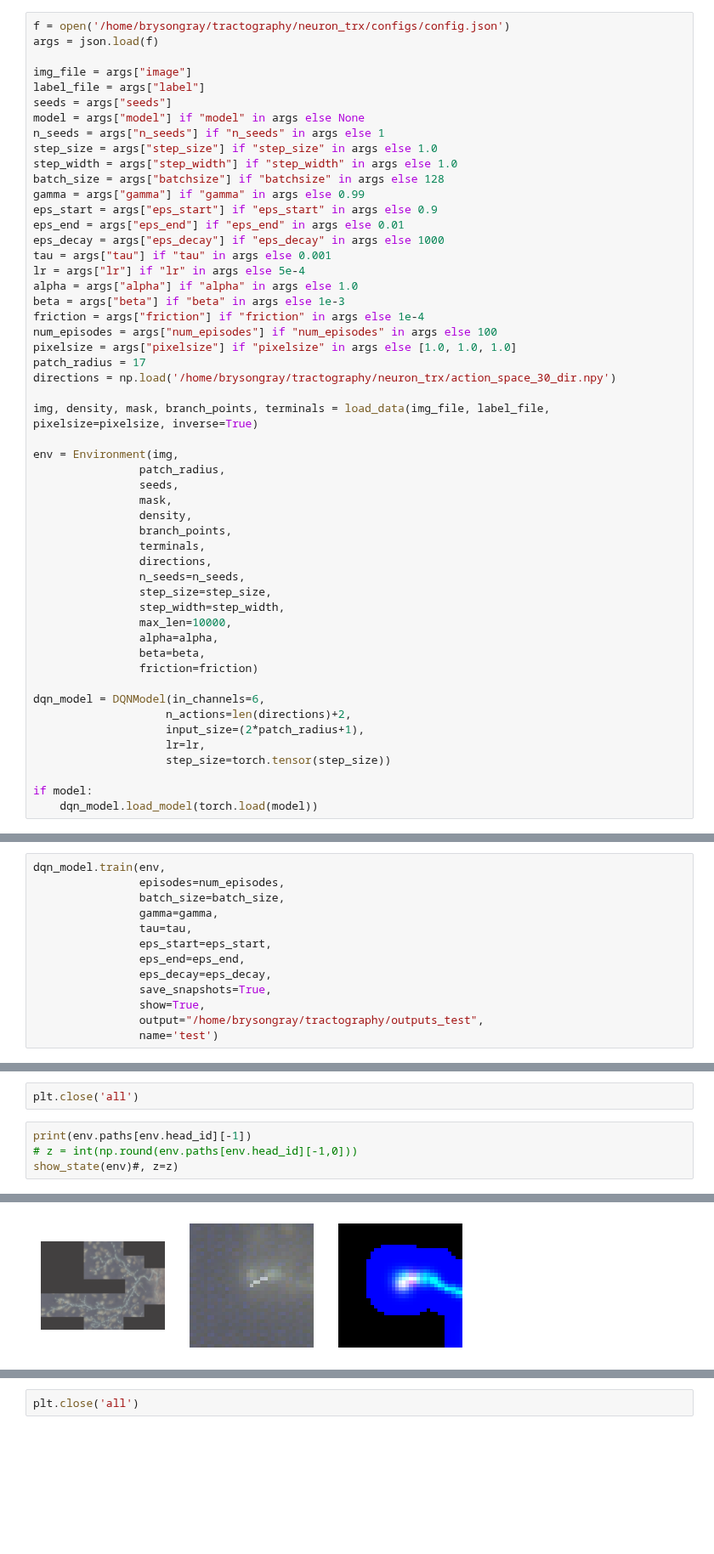
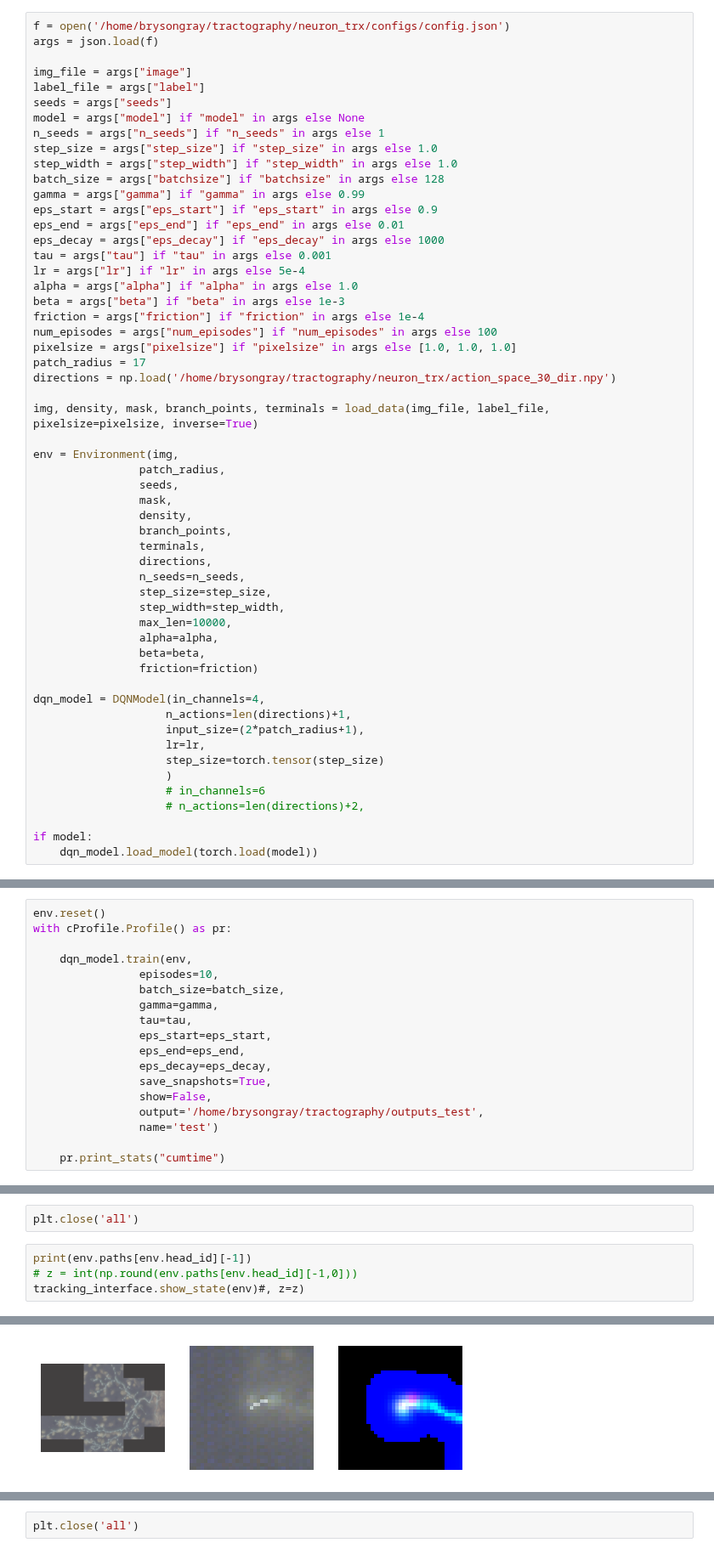
Before and after one commit to twardlab/neurotrack, a Jupyter notebook: neuron_trx/notebooks/neuron_trx_tests.ipynb, the cells around one changed output, grey strips where cells are left out. Shown at 85% size. Drawn from its saved outputs; the diff is of its cells as text; blank space fills up the shorter version.

Commit message:
save working code to test reward functions.

```diff
--- a/neuron_trx/notebooks/neuron_trx_tests.ipynb
+++ b/neuron_trx/notebooks/neuron_trx_tests.ipynb
@@ -122,11 +124,14 @@ env = Environment(img,
                 beta=beta,
                 friction=friction)
 
-dqn_model = DQNModel(in_channels=6,
-                    n_actions=len(directions)+2,
+dqn_model = DQNModel(in_channels=4,
+                    n_actions=len(directions)+1,
                     input_size=(2*patch_radius+1),
                     lr=lr,
-                    step_size=torch.tensor(step_size))
+                    step_size=torch.tensor(step_size)
+                    )
+                    # in_channels=6
+                    # n_actions=len(directions)+2,
 
 if model:
     dqn_model.load_model(torch.load(model))
@@ -149,8 +154,11 @@ Warning: zero diameter in file
 /home/brysongray/tractography/data/Cerebellar Climbing Fibers/Gold Standard Reconstructions/CF_1.swc:0:warning
 Warning: no soma found in file
 # %%
-dqn_model.train(env,
-                episodes=num_episodes,
+env.reset()
+with cProfile.Profile() as pr:
+
+    dqn_model.train(env,
+                episodes=10,
                 batch_size=batch_size,
                 gamma=gamma,
                 tau=tau,
@@ -158,7 +166,9 @@ dqn_model.train(env,
                 eps_end=eps_end,
                 eps_decay=eps_decay,
                 save_snapshots=True,
-                show=True,
-                output="/home/brysongray/tractography/outputs_test",
+                show=False,
+                output='/home/brysongray/tractography/outputs_test',
                 name='test')
+
+    pr.print_stats("cumtime")
 # %% [output]
@@ -288,5 +345,5 @@ plt.close('all')
 # %%
 print(env.paths[env.head_id][-1])
 # z = int(np.round(env.paths[env.head_id][-1,0]))
-show_state(env)#, z=z)
+tracking_interface.show_state(env)#, z=z)
 # %% [output]
@@ -294 +351 @@ tensor([ 21.1317, 166.3000, 276.3801])
-[figure, old version]
+[figure, new version]
```
Also changed, not shown: parts of 29 cells of this notebook, 4 other files.
